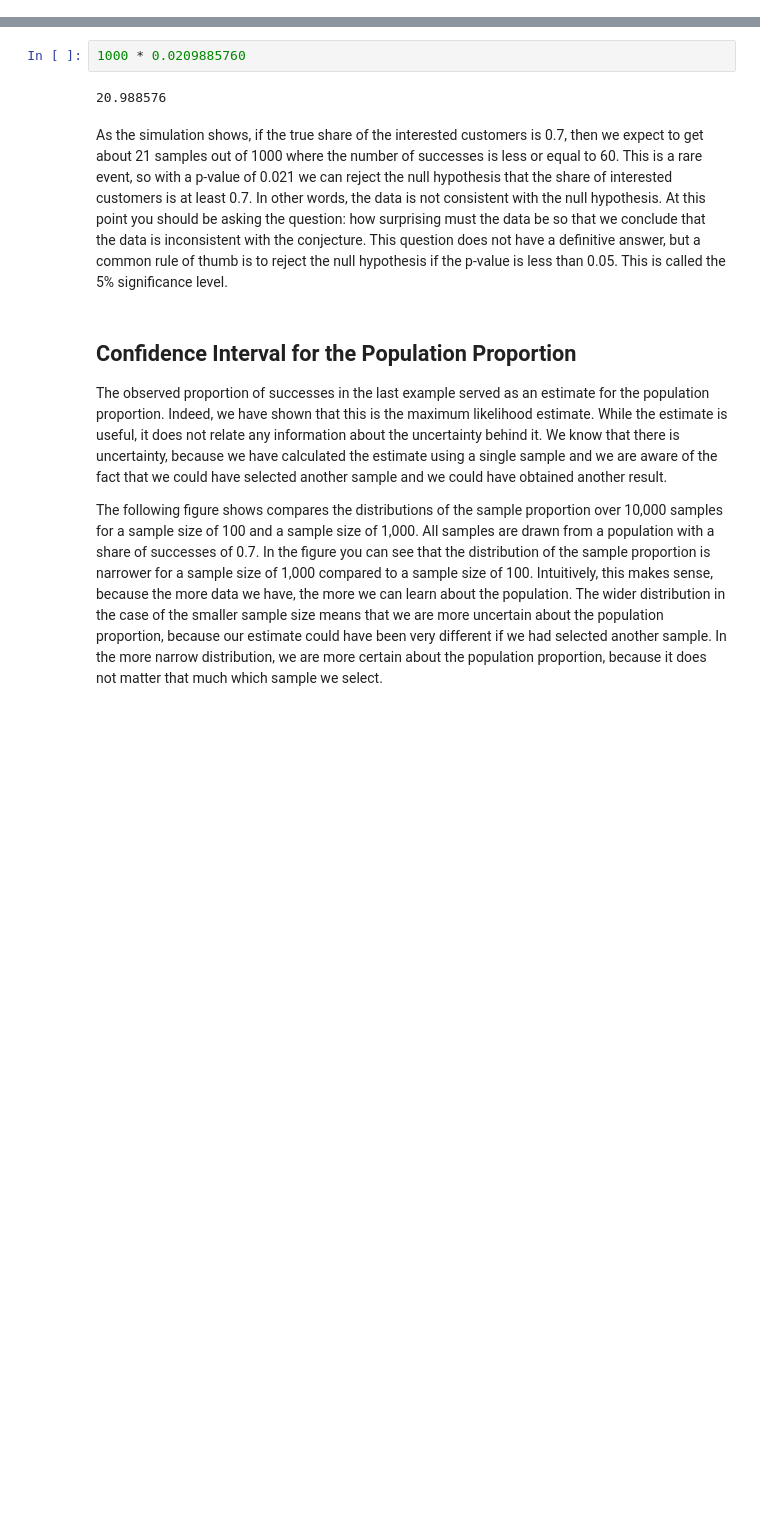
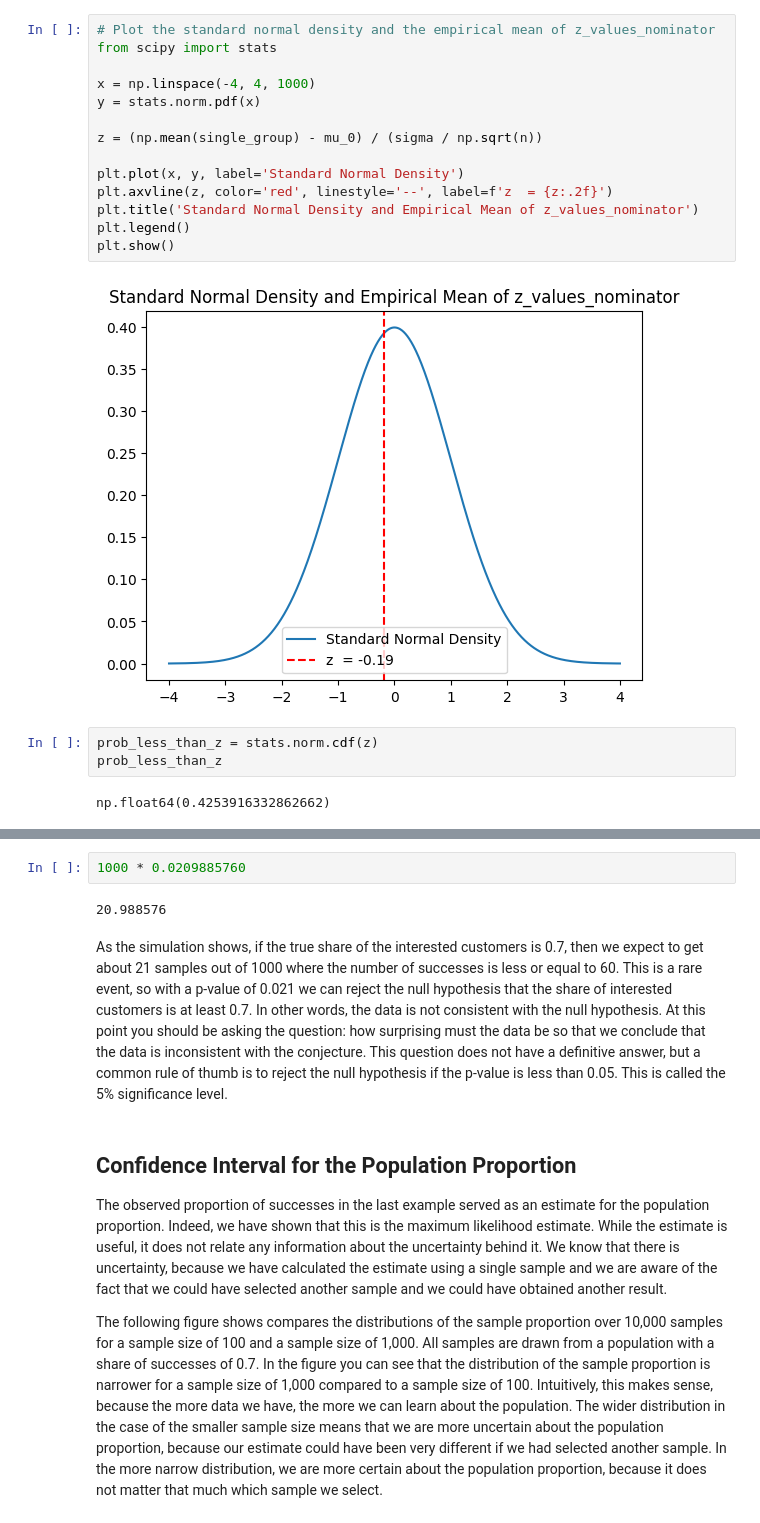
Before and after one commit to febse/stat2025, a Jupyter notebook: 14-Testing.ipynb, the cells around one changed output, grey strips where cells are left out. Cells and saved outputs as stored; diff of their text form; blank space fills up the shorter version.

```diff
--- a/14-Testing.ipynb
+++ b/14-Testing.ipynb
@@ -45,0 +134,21 @@ It is cumbersome to calculate this sum by hand, so we will use the computer. In
+# %%
+# Plot the standard normal density and the empirical mean of z_values_nominator
+from scipy import stats
+
+x = np.linspace(-4, 4, 1000)
+y = stats.norm.pdf(x)
+
+z = (np.mean(single_group) - mu_0) / (sigma / np.sqrt(n))
+
+plt.plot(x, y, label='Standard Normal Density')
+plt.axvline(z, color='red', linestyle='--', label=f'z  = {z:.2f}')
+plt.title('Standard Normal Density and Empirical Mean of z_values_nominator')
+plt.legend()
+plt.show()
+# %% [output]
+[figure, added]
+# %%
+prob_less_than_z = stats.norm.cdf(z)
+prob_less_than_z
+# %% [output]
+np.float64(0.4253916332862662)
```
Also changed, not shown: parts of 29 cells of this notebook, 1 other file.
